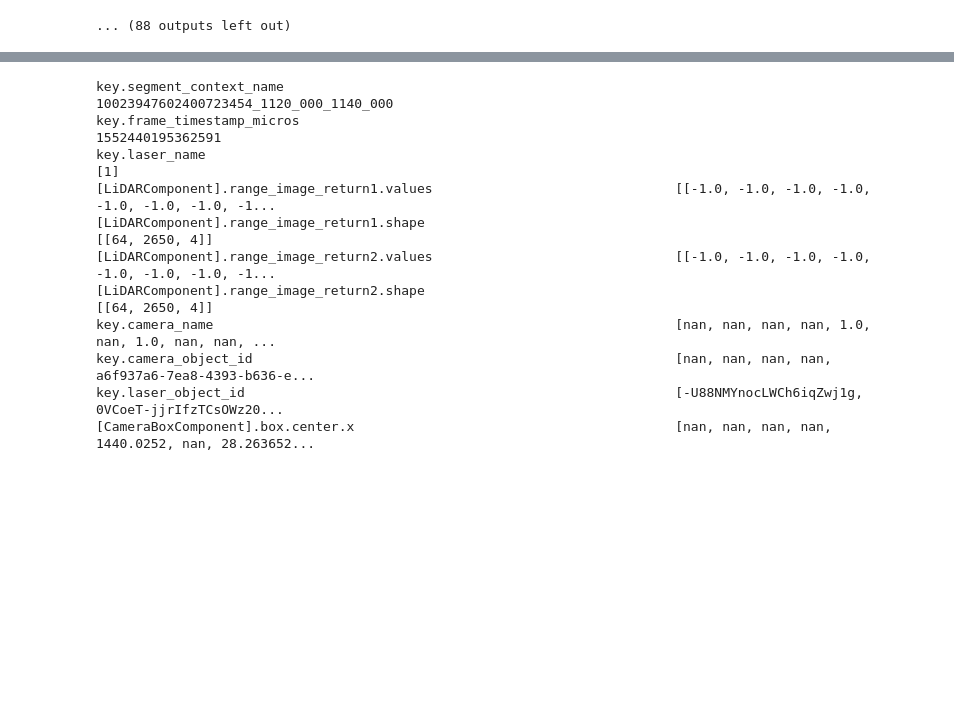
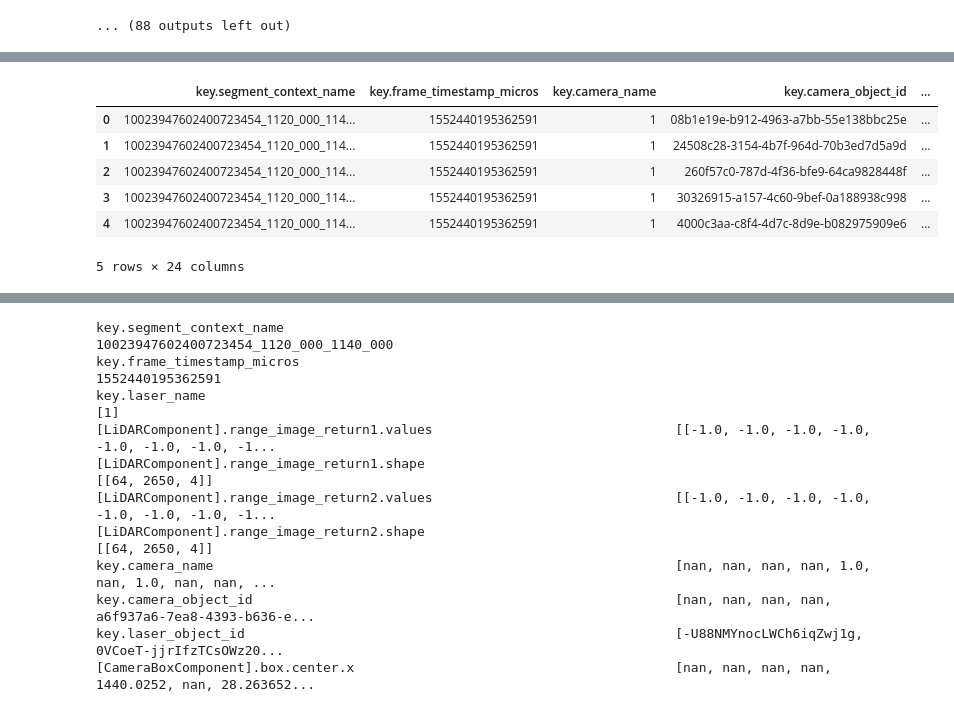
Before and after one commit to mgmike/mike_wod_v2, a Jupyter notebook: Waymo_v2_to_yolov8.ipynb, the cells around one changed output, grey strips where cells are left out. Cells and saved outputs as stored; diff of their text form; code cells hidden in the pictures; blank space fills up the shorter version.

```diff
--- a/Waymo_v2_to_yolov8.ipynb
+++ b/Waymo_v2_to_yolov8.ipynb
@@ -502,0 +552,10 @@ while (1):
+# %%
+cam_obj_df.head()
+# %% [output]
+|  | key.segment_context_name | key.frame_timestamp_micros | key.camera_name | key.camera_object_id | ... |
+| 0 | 10023947602400723454_1120_000_114... | 1552440195362591 | 1 | 08b1e19e-b912-4963-a7bb-55e138bbc25e | ... |
+| 1 | 10023947602400723454_1120_000_114... | 1552440195362591 | 1 | 24508c28-3154-4b7f-964d-70b3ed7d5a9d | ... |
+| 2 | 10023947602400723454_1120_000_114... | 1552440195362591 | 1 | 260f57c0-787d-4f36-bfe9-64ca9828448f | ... |
+| 3 | 10023947602400723454_1120_000_114... | 1552440195362591 | 1 | 30326915-a157-4c60-9bef-0a188938c998 | ... |
+| 4 | 10023947602400723454_1120_000_114... | 1552440195362591 | 1 | 4000c3aa-c8f4-4d7c-8d9e-b082975909e6 | ... |
+5 rows × 24 columns
```
Also changed, not shown: parts of 13 cells of this notebook.
